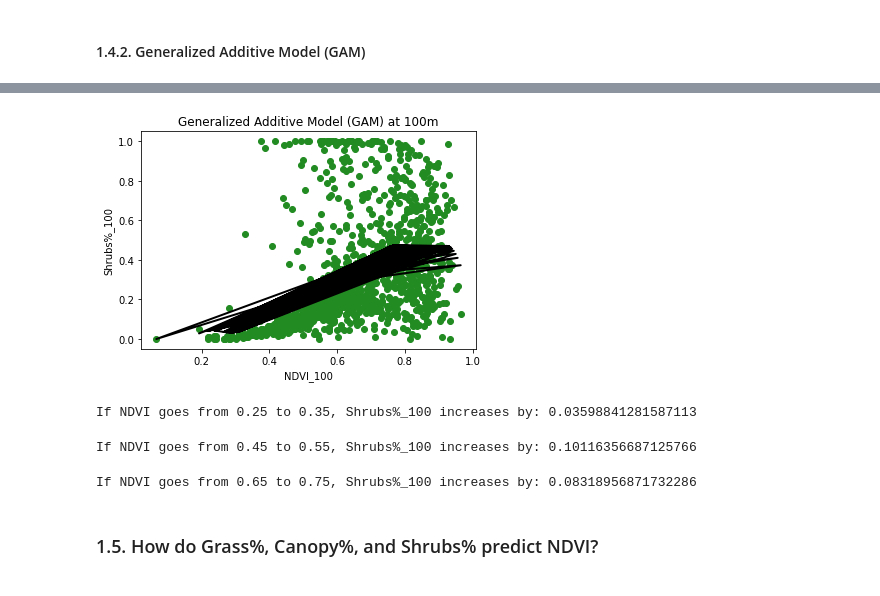
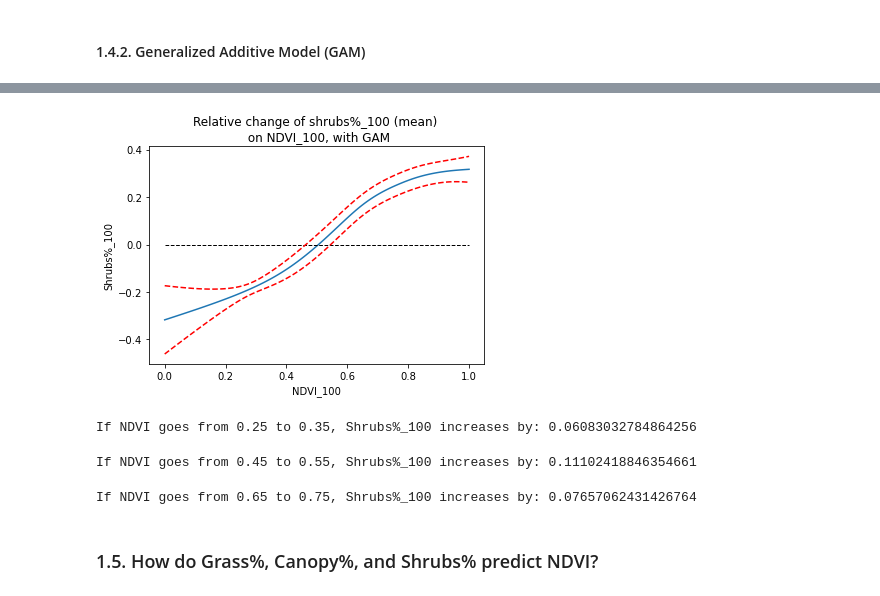
Before and after one commit to alexdelai/NDVI-dimist, a Jupyter notebook: greenspace_modelling.ipynb, the cells around one changed output, grey strips where cells are left out. Saved outputs shown, nothing was run; the diff lists cells and outputs as text; code cells hidden in the pictures.

```diff
--- a/greenspace_modelling.ipynb
+++ b/greenspace_modelling.ipynb
@@ -455,10 +456,10 @@ y = target['Grass%_100']
 # split independent and dependent variables into training and test data
 X_train, X_test, y_train, y_test = train_test_split(X, y, test_size=0.2, random_state=0)
 
-# fit GAM model
-#gam_100 = LinearGAM(s(0, n_splines=25)).fit(X_train, y_train, weights=None)
-gam_100 = LinearGAM(s(0)).fit(X_train, y_train, weights=None)
+# GAM model
+warnings.filterwarnings("ignore", category=RuntimeWarning)
+gam_grass_100 = LinearGAM(s(0)).fit(X_train, y_train)
 
-# check model statistics
-gam_100.summary()
+gam_grass_100.gridsearch(X_train, y_train)
+gam_grass_100.summary()
 # %% [output]
@@ -616,10 +617,10 @@ y = target_100['Shrubs%_100']
 # split independent and dependent variables into training and test data
 X_train, X_test, y_train, y_test = train_test_split(X, y, test_size=0.2, random_state=0)
 
-# fit GAM model
-#gam_100 = LinearGAM(s(0, n_splines=25)).fit(X_train, y_train, weights=None)
-gam_100 = LinearGAM(s(0)).fit(X_train, y_train, weights=None)
+# GAM model
+warnings.filterwarnings("ignore", category=RuntimeWarning)
+gam_shrubs_100 = LinearGAM(s(0)).fit(X_train, y_train)
 
-# check model statistics
-gam_100.summary()
+gam_shrubs_100.gridsearch(X_train, y_train)
+gam_shrubs_100.summary()
 # %% [output]
@@ -656,43 +651,49 @@ y_pred = gam_100.predict(X_test)
 # %%
-# plot output
-plt.scatter(X_test, y_test, color="forestgreen")
-plt.plot(X_test, y_pred, color="black", linewidth=2)
+# plotting
+for i, term in enumerate(gam_shrubs_100.terms):
+    if term.isintercept:
+        continue
 
-# set title, xlabel and ylabel
-plt.title('Generalized Additive Model (GAM) at 100m')
-plt.xlabel('NDVI_100')
-plt.ylabel('Shrubs%_100')
+    XX = gam_shrubs_100.generate_X_grid(term=i)
+    pdep, confi = gam_shrubs_100.partial_dependence(term=i, X=XX, width=0.95)
 
-# save the figure
-plt.savefig('thesis_project/visualizations/modelling/gam_ndvi_shrubs_100_plot.png', dpi=300, bbox_inches='tight')
-
-plt.show()
+    plt.figure()
+    plt.plot(XX[:, term.feature], pdep)
+    plt.hlines(y=0, xmin=0, xmax=1, linewidth=1, color='black', linestyle='--')
+    plt.plot(XX[:, term.feature], confi, c='r', ls='--')
+    # set title, xlabel and ylabel
+    plt.title('Relative change of shrubs%_100 (mean) \n on NDVI_100, with GAM')
+    plt.xlabel('NDVI_100')
+    plt.ylabel('Shrubs%_100')
+    # save the figure
+    plt.savefig('thesis_project/visualizations/modelling/gam_shrubs_100_plot.png', dpi=300, bbox_inches='tight')
+    plt.show()
 # %% [output]
-[figure, old version]
+[figure, new version]
 # %%
 # Change in low NDVI values: how does Shrubs% increase, if NDVI changes from 0.25 to 0.35?
-shrubs_l0 = gam_100.predict(0.25)
-shrubs_l1 = gam_100.predict(0.35)
+shrubs_l0 = gam_shrubs_100.predict(0.25)
+shrubs_l1 = gam_shrubs_100.predict(0.35)
 shrubs_sens_low = float(shrubs_l1 - shrubs_l0)
 print('If NDVI goes from 0.25 to 0.35, Shrubs%_100 increases by:', shrubs_sens_low)
 # %% [output]
-If NDVI goes from 0.25 to 0.35, Shrubs%_100 increases by: 0.03598841281587113
+If NDVI goes from 0.25 to 0.35, Shrubs%_100 increases by: 0.06083032784864256
 # %%
 # Change in mid NDVI values: how does Shrubs% increase, if NDVI changes from 0.45 to 0.55?
-shrubs_m0 = gam_100.predict(0.45)
-shrubs_m1 = gam_100.predict(0.55)
+shrubs_m0 = gam_shrubs_100.predict(0.45)
+shrubs_m1 = gam_shrubs_100.predict(0.55)
 shrubs_sens_mid = float(shrubs_m1 - shrubs_m0)
 print('If NDVI goes from 0.45 to 0.55, Shrubs%_100 increases by:', shrubs_sens_mid)
 # %% [output]
-If NDVI goes from 0.45 to 0.55, Shrubs%_100 increases by: 0.10116356687125766
+If NDVI goes from 0.45 to 0.55, Shrubs%_100 increases by: 0.11102418846354661
 # %%
 # Change in high NDVI values: how does Shrubs% increase, if NDVI changes from 0.65 to 0.75?
-shrubs_h0 = gam_100.predict(0.65)
-shrubs_h1 = gam_100.predict(0.75)
+shrubs_h0 = gam_shrubs_100.predict(0.65)
+shrubs_h1 = gam_shrubs_100.predict(0.75)
 shrubs_sens_hig = float(shrubs_h1 - shrubs_h0)
 print('If NDVI goes from 0.65 to 0.75, Shrubs%_100 increases by:', shrubs_sens_hig)
 # %% [output]
-If NDVI goes from 0.65 to 0.75, Shrubs%_100 increases by: 0.08318956871732286
+If NDVI goes from 0.65 to 0.75, Shrubs%_100 increases by: 0.07657062431426764
 # %% [markdown]
 ### 1.5. How do Grass%, Canopy%, and Shrubs% predict NDVI?
 # %%
```
Also changed, not shown: parts of 133 cells of this notebook, 2 other files.
